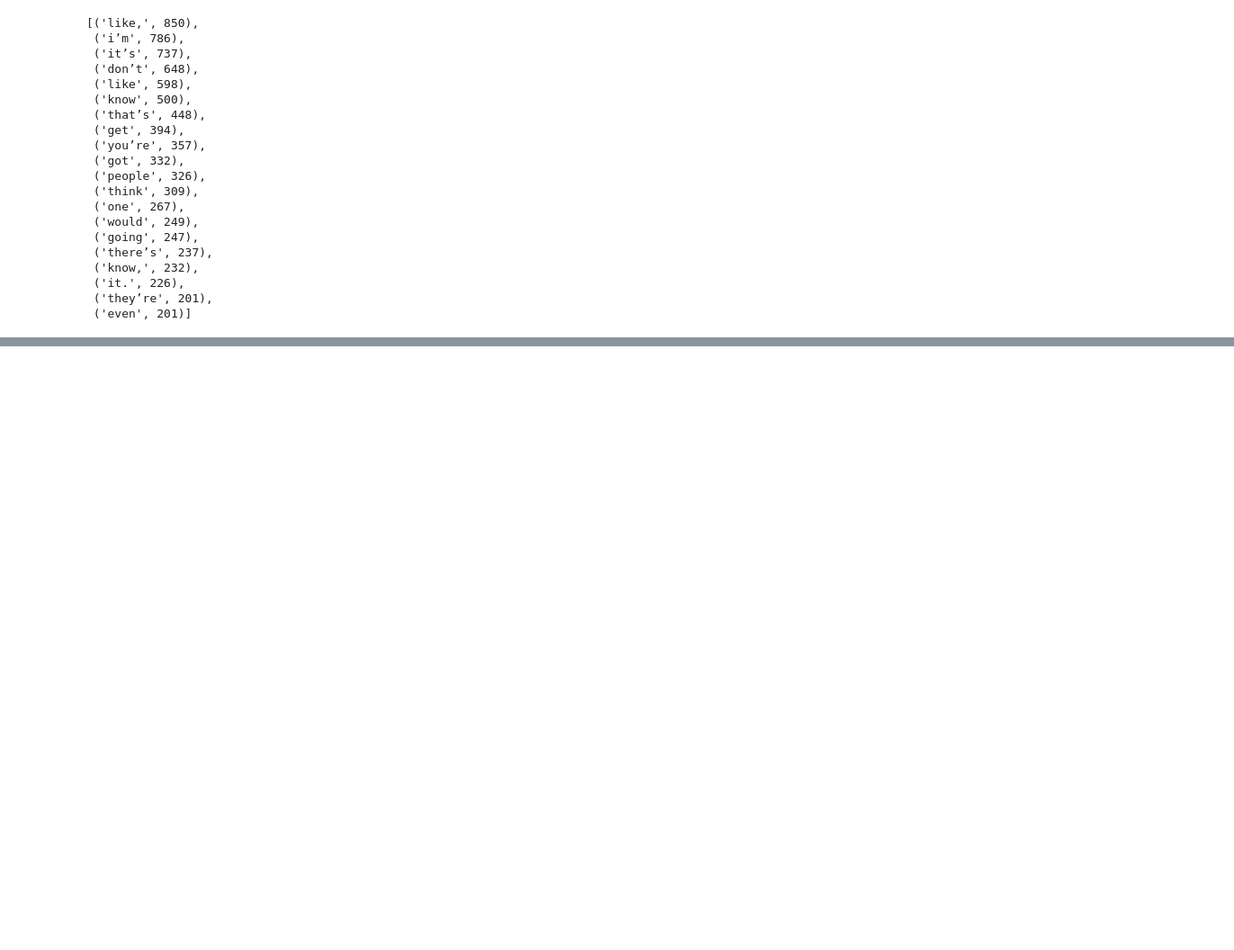
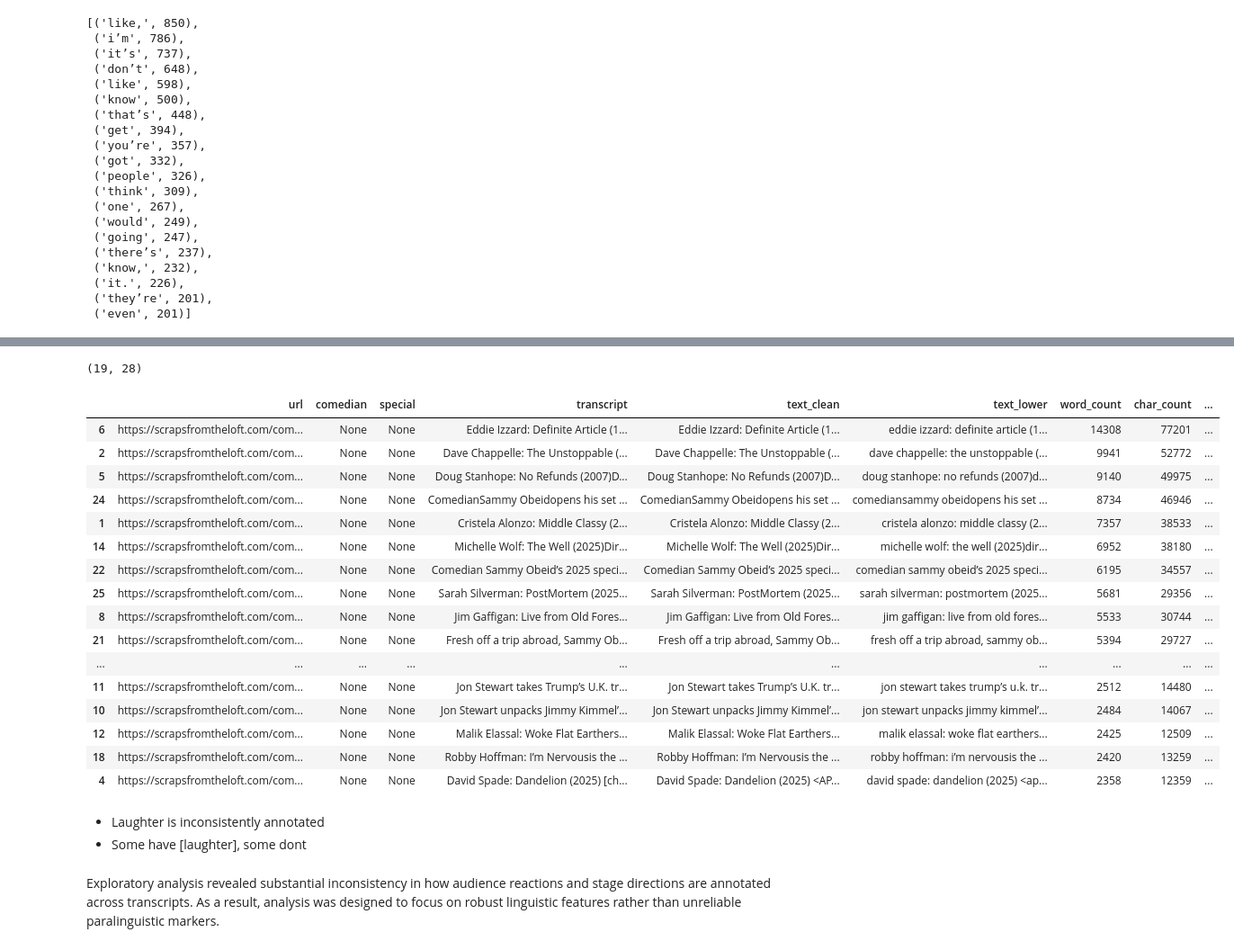
Before and after one commit to ashlanserrao/nlp-speech-analysis, a Jupyter notebook: notebooks/03_eda.ipynb, the cells around one changed output, grey strips where cells are left out. Shown at 90% size. Saved outputs shown, nothing was run; the diff lists cells and outputs as text; code cells hidden in the pictures; blank space fills up the shorter version.

```diff
--- a/notebooks/03_eda.ipynb
+++ b/notebooks/03_eda.ipynb
@@ -204,0 +258,38 @@ Counter(filtered_words).most_common(20)
+# %%
+standup_df = df[
+    (df["word_count"] > 2000) &
+    (df["word_count"] < 15000)
+].copy()
+
+len(standup_df), len(df)
+# %% [output]
+(19, 28)
+# %%
+standup_df = standup_df.sort_values(
+    by="word_count",
+    ascending=False
+)
+standup_df
+# %% [output]
+|  | url | comedian | special | transcript | text_clean | text_lower | word_count | char_count | ... |
+| 6 | https://scrapsfromtheloft.com/com... | None | None | Eddie Izzard: Definite Article (1... | Eddie Izzard: Definite Article (1... | eddie izzard: definite article (1... | 14308 | 77201 | ... |
+| 2 | https://scrapsfromtheloft.com/com... | None | None | Dave Chappelle: The Unstoppable (... | Dave Chappelle: The Unstoppable (... | dave chappelle: the unstoppable (... | 9941 | 52772 | ... |
+| 5 | https://scrapsfromtheloft.com/com... | None | None | Doug Stanhope: No Refunds (2007)D... | Doug Stanhope: No Refunds (2007)D... | doug stanhope: no refunds (2007)d... | 9140 | 49975 | ... |
+| 24 | https://scrapsfromtheloft.com/com... | None | None | ComedianSammy Obeidopens his set ... | ComedianSammy Obeidopens his set ... | comediansammy obeidopens his set ... | 8734 | 46946 | ... |
+| 1 | https://scrapsfromtheloft.com/com... | None | None | Cristela Alonzo: Middle Classy (2... | Cristela Alonzo: Middle Classy (2... | cristela alonzo: middle classy (2... | 7357 | 38533 | ... |
+| 14 | https://scrapsfromtheloft.com/com... | None | None | Michelle Wolf: The Well (2025)Dir... | Michelle Wolf: The Well (2025)Dir... | michelle wolf: the well (2025)dir... | 6952 | 38180 | ... |
+| 22 | https://scrapsfromtheloft.com/com... | None | None | Comedian Sammy Obeid’s 2025 speci... | Comedian Sammy Obeid’s 2025 speci... | comedian sammy obeid’s 2025 speci... | 6195 | 34557 | ... |
+| 25 | https://scrapsfromtheloft.com/com... | None | None | Sarah Silverman: PostMortem (2025... | Sarah Silverman: PostMortem (2025... | sarah silverman: postmortem (2025... | 5681 | 29356 | ... |
+| 8 | https://scrapsfromtheloft.com/com... | None | None | Jim Gaffigan: Live from Old Fores... | Jim Gaffigan: Live from Old Fores... | jim gaffigan: live from old fores... | 5533 | 30744 | ... |
+| 21 | https://scrapsfromtheloft.com/com... | None | None | Fresh off a trip abroad, Sammy Ob... | Fresh off a trip abroad, Sammy Ob... | fresh off a trip abroad, sammy ob... | 5394 | 29727 | ... |
+| ... | ... | ... | ... | ... | ... | ... | ... | ... | ... |
+| 11 | https://scrapsfromtheloft.com/com... | None | None | Jon Stewart takes Trump’s U.K. tr... | Jon Stewart takes Trump’s U.K. tr... | jon stewart takes trump’s u.k. tr... | 2512 | 14480 | ... |
+| 10 | https://scrapsfromtheloft.com/com... | None | None | Jon Stewart unpacks Jimmy Kimmel’... | Jon Stewart unpacks Jimmy Kimmel’... | jon stewart unpacks jimmy kimmel’... | 2484 | 14067 | ... |
+| 12 | https://scrapsfromtheloft.com/com... | None | None | Malik Elassal: Woke Flat Earthers... | Malik Elassal: Woke Flat Earthers... | malik elassal: woke flat earthers... | 2425 | 12509 | ... |
+| 18 | https://scrapsfromtheloft.com/com... | None | None | Robby Hoffman: I’m Nervousis the ... | Robby Hoffman: I’m Nervousis the ... | robby hoffman: i’m nervousis the ... | 2420 | 13259 | ... |
+| 4 | https://scrapsfromtheloft.com/com... | None | None | David Spade: Dandelion (2025) [ch... | David Spade: Dandelion (2025) <AP... | david spade: dandelion (2025) <ap... | 2358 | 12359 | ... |
+# %% [markdown]
+- Laughter is inconsistently annotated
+- Some have [laughter], some dont
+# %% [markdown]
+Exploratory analysis revealed substantial inconsistency in how audience reactions and stage directions are annotated across transcripts. As a result, analysis was designed to focus on robust linguistic features rather than unreliable paralinguistic markers.
```
Also changed, not shown: parts of 5 cells of this notebook.
